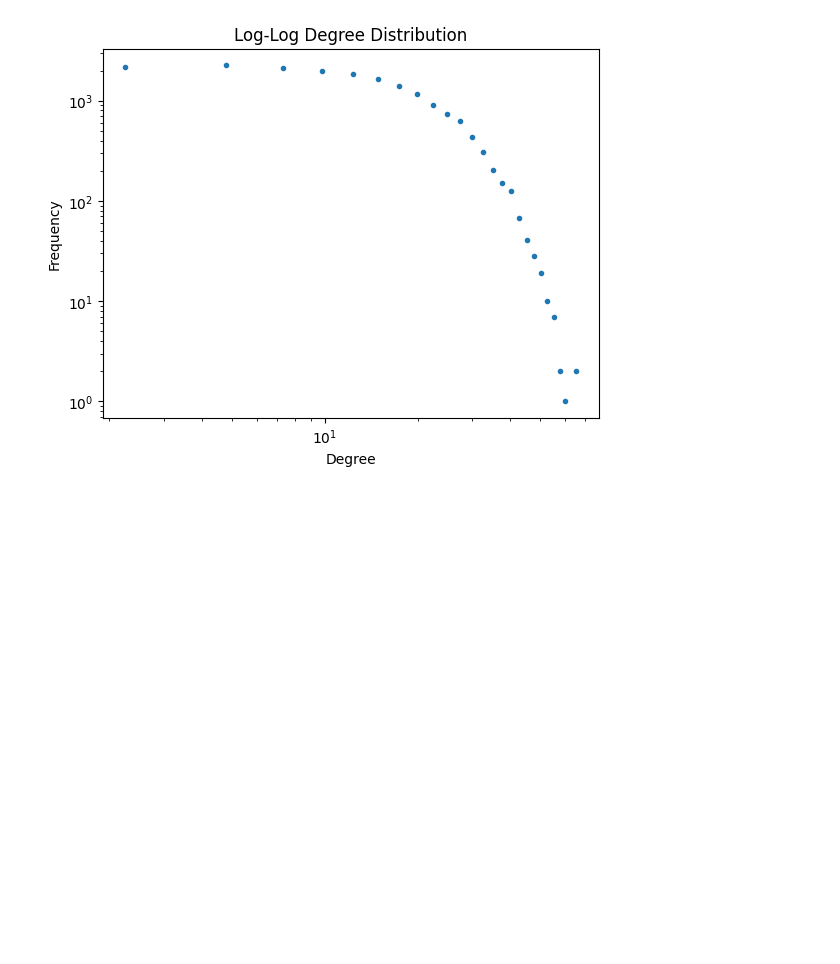
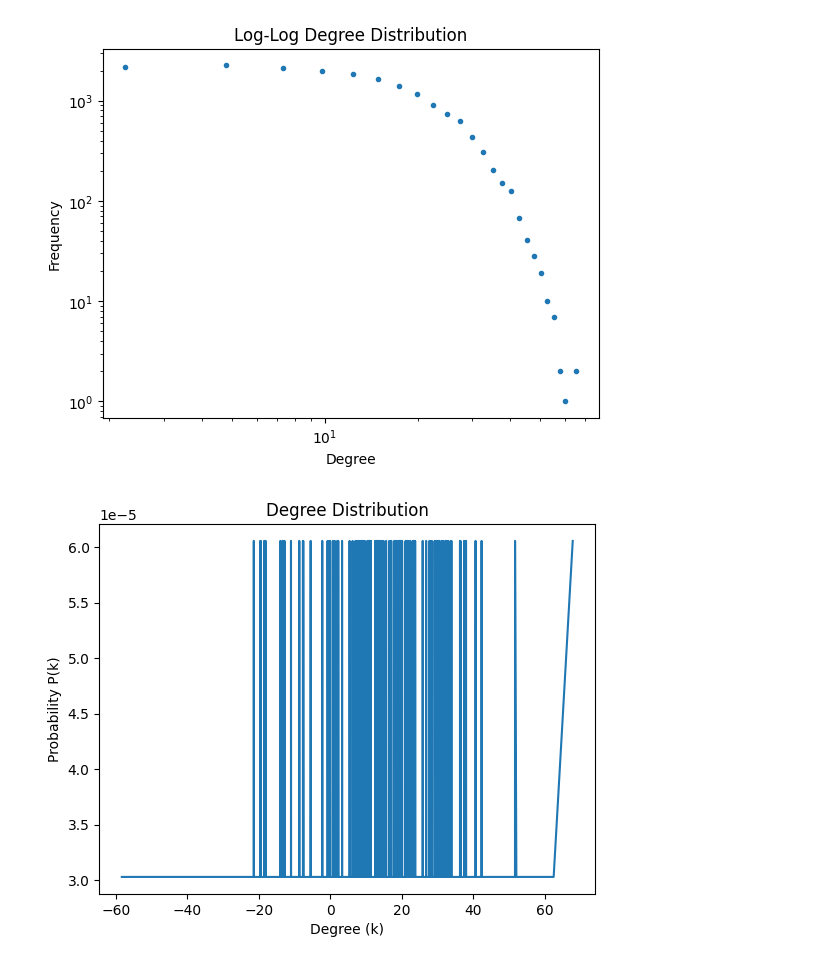
Before and after one commit to cnai-lab/llmnet, a Jupyter notebook: experiments/Distil_BERT.ipynb, the cells around one changed output. Saved outputs shown, nothing was run; the diff lists cells and outputs as text; code cells hidden in the pictures; blank space fills up the shorter version.

```diff
--- a/experiments/Distil_BERT.ipynb
+++ b/experiments/Distil_BERT.ipynb
@@ -130,3 +130,19 @@ plt.ylabel('Frequency')
 plt.show()
 # %% [output]
 [figure]
+# %%
+# Calculate degree by summing the adjacency matrix row-wise
+degree = torch.sum(corr, dim=1)
+
+# Calculate the probability distribution
+unique, counts = torch.unique(degree, return_counts=True)
+prob = counts.float() / degree.shape[0]
+
+# Plot degree distribution
+plt.plot(unique.numpy(), prob.numpy())
+plt.title('Degree Distribution')
+plt.xlabel('Degree (k)')
+plt.ylabel('Probability P(k)')
+plt.show()
+# %% [output]
+[figure, added]
```
